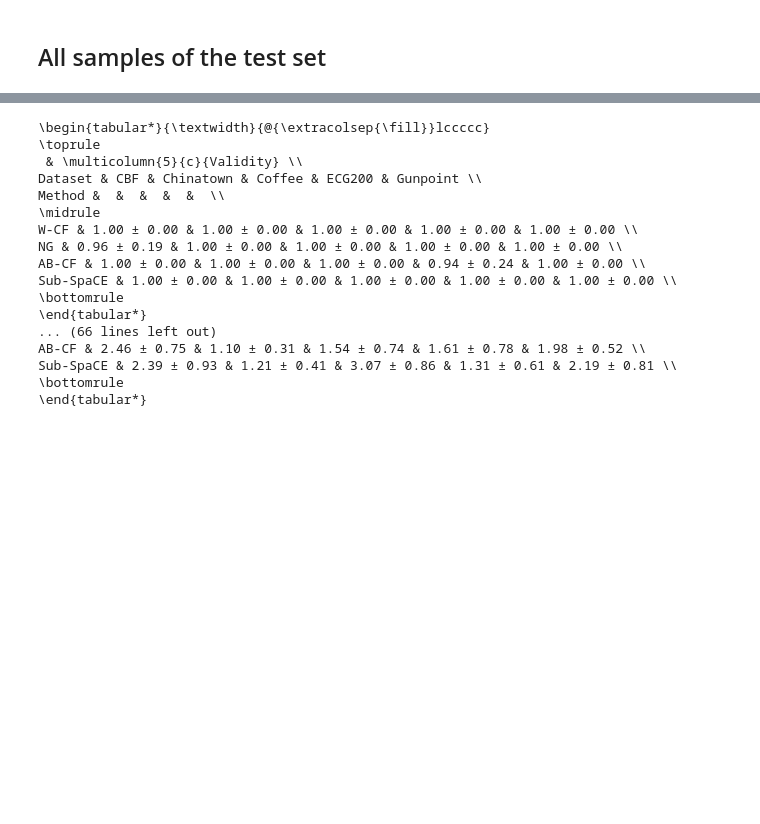
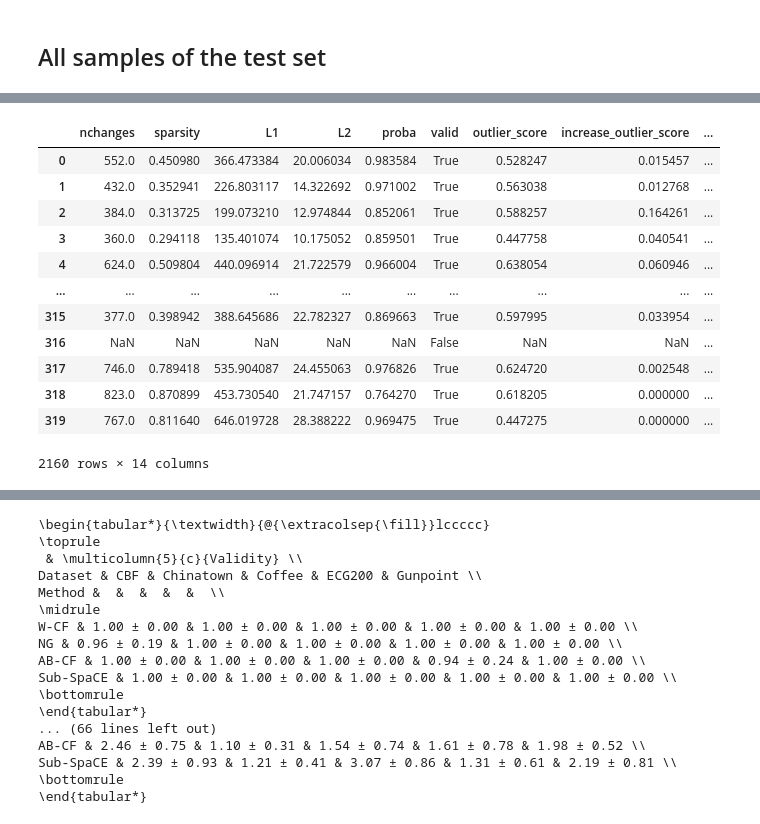
Before and after one commit to MarioRefoyo/Multi-SpaCE, a Jupyter notebook: experiments/evaluation/result_tables_and_visualizations.ipynb, the cells around one changed output, grey strips where cells are left out. Cells and saved outputs as stored; diff of their text form; code cells hidden in the pictures; blank space fills up the shorter version.

```diff
--- a/experiments/evaluation/result_tables_and_visualizations.ipynb
+++ b/experiments/evaluation/result_tables_and_visualizations.ipynb
@@ -136,3 +160,19 @@ UWaveGestureLibrary
+# %%
+all_samples_results_all
+# %% [output]
+|  | nchanges | sparsity | L1 | L2 | proba | valid | outlier_score | increase_outlier_score | ... |
+| 0 | 552.0 | 0.450980 | 366.473384 | 20.006034 | 0.983584 | True | 0.528247 | 0.015457 | ... |
+| 1 | 432.0 | 0.352941 | 226.803117 | 14.322692 | 0.971002 | True | 0.563038 | 0.012768 | ... |
+| 2 | 384.0 | 0.313725 | 199.073210 | 12.974844 | 0.852061 | True | 0.588257 | 0.164261 | ... |
+| 3 | 360.0 | 0.294118 | 135.401074 | 10.175052 | 0.859501 | True | 0.447758 | 0.040541 | ... |
+| 4 | 624.0 | 0.509804 | 440.096914 | 21.722579 | 0.966004 | True | 0.638054 | 0.060946 | ... |
+| ... | ... | ... | ... | ... | ... | ... | ... | ... | ... |
+| 315 | 377.0 | 0.398942 | 388.645686 | 22.782327 | 0.869663 | True | 0.597995 | 0.033954 | ... |
+| 316 | NaN | NaN | NaN | NaN | NaN | False | NaN | NaN | ... |
+| 317 | 746.0 | 0.789418 | 535.904087 | 24.455063 | 0.976826 | True | 0.624720 | 0.002548 | ... |
+| 318 | 823.0 | 0.870899 | 453.730540 | 21.747157 | 0.764270 | True | 0.618205 | 0.000000 | ... |
+| 319 | 767.0 | 0.811640 | 646.019728 | 28.388222 | 0.969475 | True | 0.447275 | 0.000000 | ... |
+2160 rows × 14 columns
 # %%
 methods_trad_dict = dict(zip(methods, ['W-CF', 'NG', 'AB-CF', 'Sub-SpaCE']))
 methods_order = dict(zip(list(methods_trad_dict.values()), list(range(len(methods_trad_dict)))))
```
Also changed, not shown: parts of 6 cells of this notebook, 35 other files.
